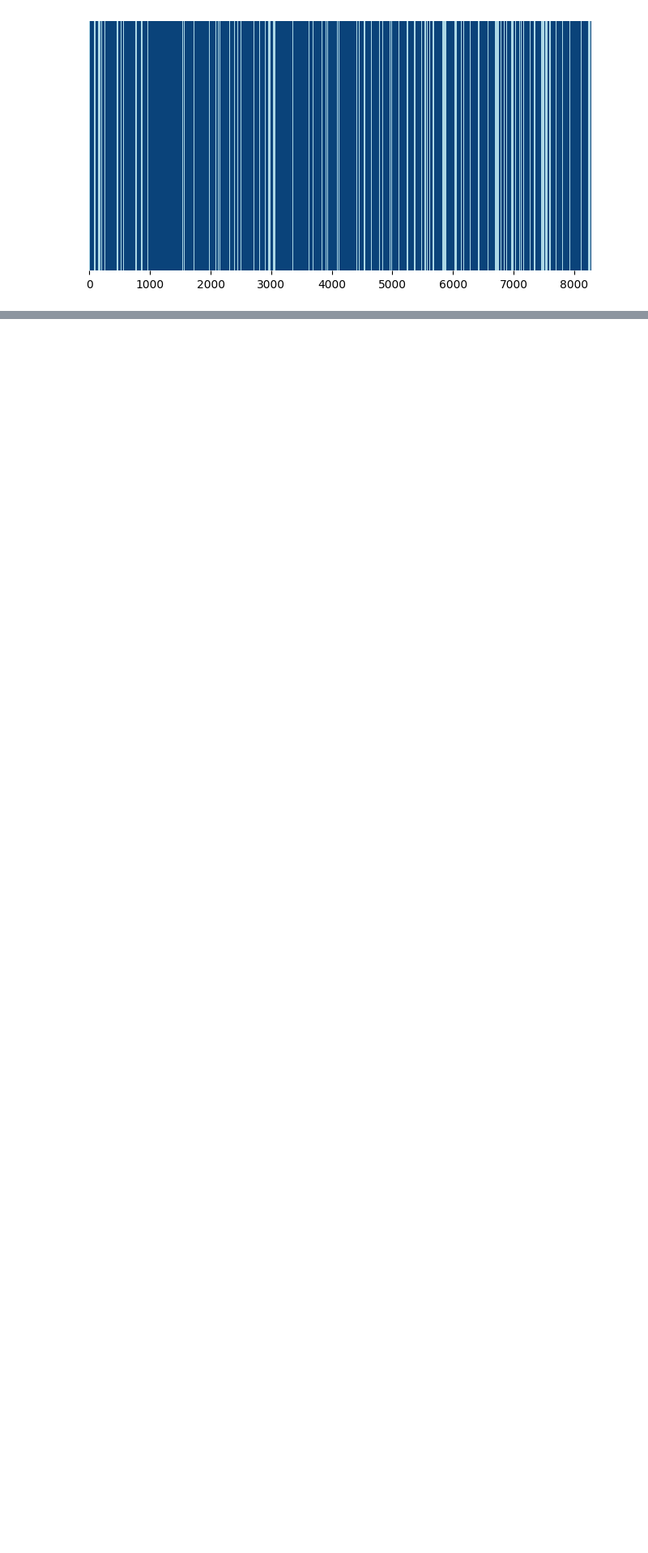
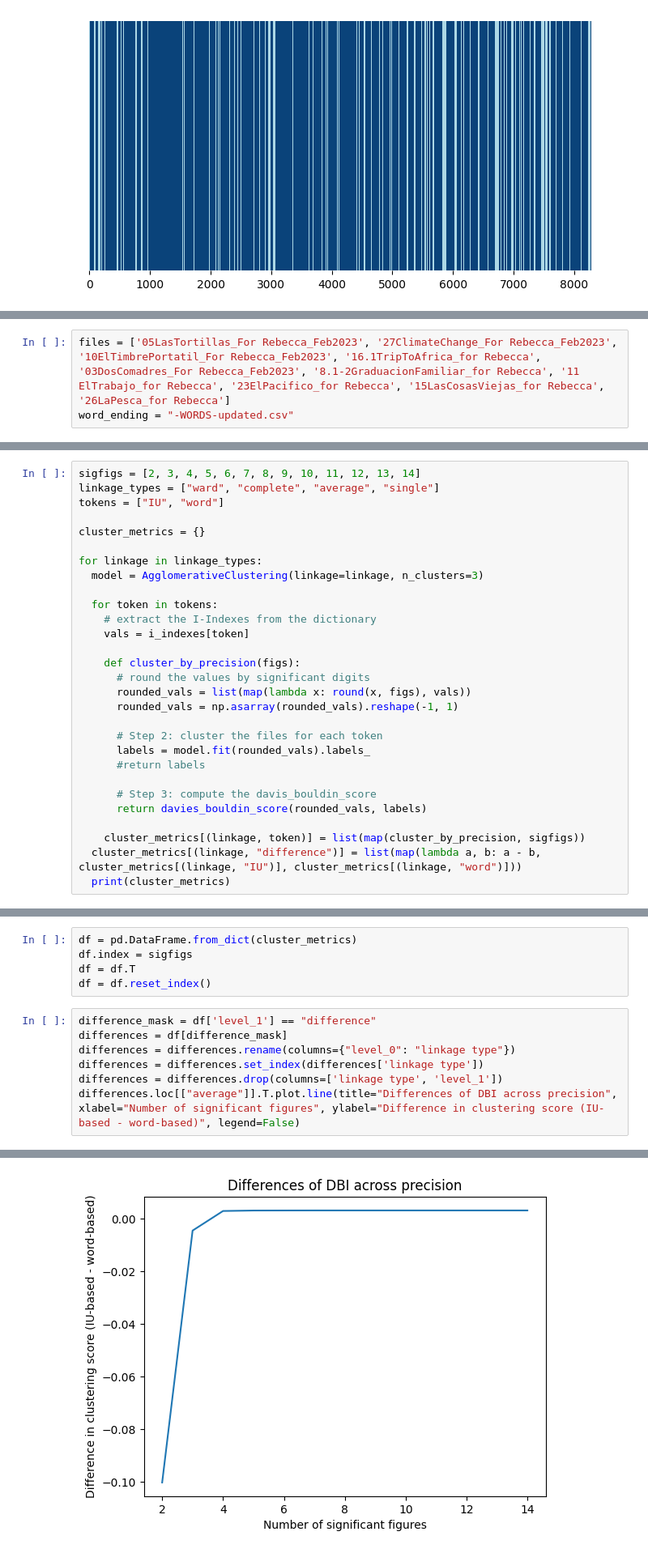
Before and after one commit to rpattichis/IU-Boundary_constraint_code, a Jupyter notebook: CL/CL_Comparisons.ipynb, the cells around one changed output, grey strips where cells are left out. Shown at 81% size. Cells and saved outputs as stored; diff of their text form; blank space fills up the shorter version.

```diff
--- a/CL/CL_Comparisons.ipynb
+++ b/CL/CL_Comparisons.ipynb
@@ -403,0 +409,3 @@ metrics.visualize_transcript(token_level="word", CS_type="multi")
+# %%
+files = ['05LasTortillas_For Rebecca_Feb2023', '27ClimateChange_For Rebecca_Feb2023', '10ElTimbrePortatil_For Rebecca_Feb2023', '16.1TripToAfrica_for Rebecca', '03DosComadres_For Rebecca_Feb2023', '8.1-2GraduacionFamiliar_for Rebecca', '11 ElTrabajo_for Rebecca', '23ElPacifico_for Rebecca', '15LasCosasViejas_for Rebecca', '26LaPesca_for Rebecca']
+word_ending = "-WORDS-updated.csv"
@@ -403,0 +430,29 @@ metrics.visualize_transcript(token_level="word", CS_type="multi")
+# %%
+sigfigs = [2, 3, 4, 5, 6, 7, 8, 9, 10, 11, 12, 13, 14]
+linkage_types = ["ward", "complete", "average", "single"]
+tokens = ["IU", "word"]
+
+cluster_metrics = {}
+
+for linkage in linkage_types:
+  model = AgglomerativeClustering(linkage=linkage, n_clusters=3)
+
+  for token in tokens:
+    # extract the I-Indexes from the dictionary
+    vals = i_indexes[token]
+
+    def cluster_by_precision(figs):
+      # round the values by significant digits
+      rounded_vals = list(map(lambda x: round(x, figs), vals))
+      rounded_vals = np.asarray(rounded_vals).reshape(-1, 1)
+
+      # Step 2: cluster the files for each token
+      labels = model.fit(rounded_vals).labels_
+      #return labels
+
+      # Step 3: compute the davis_bouldin_score
+      return davies_bouldin_score(rounded_vals, labels)
+
+    cluster_metrics[(linkage, token)] = list(map(cluster_by_precision, sigfigs))
+  cluster_metrics[(linkage, "difference")] = list(map(lambda a, b: a - b, cluster_metrics[(linkage, "IU")], cluster_metrics[(linkage, "word")]))
+  print(cluster_metrics)
@@ -403,0 +464,13 @@ metrics.visualize_transcript(token_level="word", CS_type="multi")
+# %%
+df = pd.DataFrame.from_dict(cluster_metrics)
+df.index = sigfigs
+df = df.T
+df = df.reset_index()
+# %%
+difference_mask = df['level_1'] == "difference"
+differences = df[difference_mask]
+differences = differences.rename(columns={"level_0": "linkage type"})
+differences = differences.set_index(differences['linkage type'])
+differences = differences.drop(columns=['linkage type', 'level_1'])
+differences.loc[["average"]].T.plot.line(title="Differences of DBI across precision", xlabel="Number of significant figures", ylabel="Difference in clustering score (IU-based - word-based)", legend=False)
+# %% [output]
@@ -403,0 +478 @@ metrics.visualize_transcript(token_level="word", CS_type="multi")
+[figure, added]
```
Also changed, not shown: parts of 8 cells of this notebook, 11 other files.
